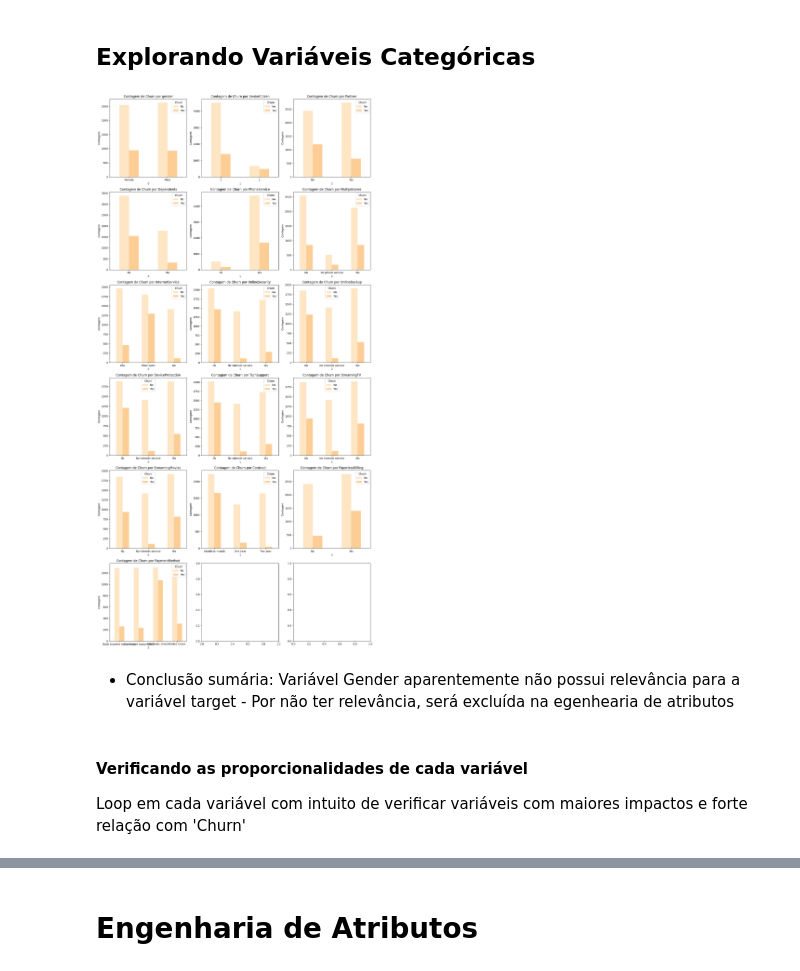
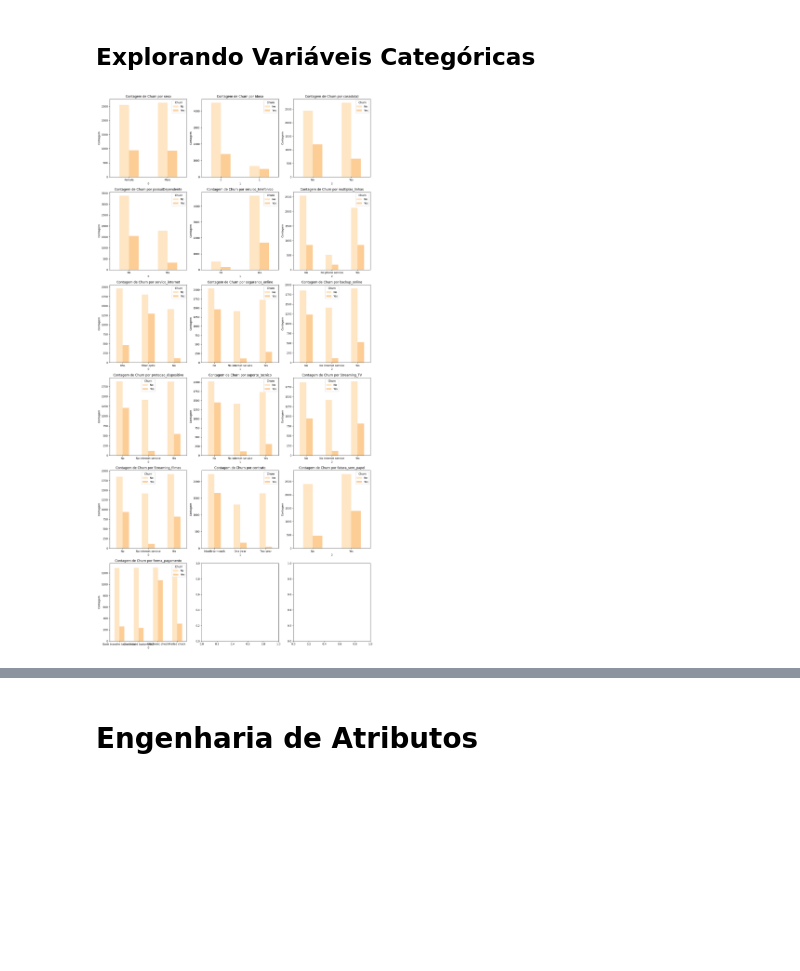
Before and after one commit to alyssonmontovanelli/analise_Previsao_Churn_teleComunicacoes, a Jupyter notebook: notebooks/01_Analise_Exploratoria.ipynb, the cells around one changed output, grey strips where cells are left out. Cells and saved outputs as stored; diff of their text form; code cells hidden in the pictures; blank space fills up the shorter version.

Commit message:
final EDA - start engenharia atributos

```diff
--- a/notebooks/01_Analise_Exploratoria.ipynb
+++ b/notebooks/01_Analise_Exploratoria.ipynb
@@ -123,12 +158,13 @@ dtype: object
 # %%
 # Separação de colunas numéricas e categóricas e variável target
 
-cats = ['gender', 'SeniorCitizen', 'Partner', 'Dependents',
-       'PhoneService', 'MultipleLines', 'InternetService', 'OnlineSecurity',
-       'OnlineBackup', 'DeviceProtection', 'TechSupport', 'StreamingTV',
-       'StreamingMovies', 'Contract', 'PaperlessBilling', 'PaymentMethod']
+cats = ['sexo', 'idoso', 'casado(a)', 'possuiDependente',
+       'servico_telefonico', 'multiplas_linhas',
+       'servico_internet', 'seguranca_online', 'backup_online',
+       'protecao_dispositivo', 'suporte_tecnico', 'Streaming_TV',
+       'Streaming_filmes', 'contrato', 'fatura_sem_papel', 'forma_pagamento']
 
-nums = ['tenure','MonthlyCharges','TotalCharges']
+nums = ['fidelidade','valor_mensal','valor_total_pago']
 
 target = ['Churn']
 # %% [markdown]
@@ -158,0 +214,16 @@ for i in range(0, len(features)):
+# %%
+# Associando as varáveis numéricas com a variável target
+num_variaveis = len(nums)
+num_linhas = num_variaveis
+
+plt.figure(figsize=(8, 3 * num_linhas))  # Define o tamanho da figura
+
+for i, variavel in enumerate(nums, start=1):
+    plt.subplot(num_linhas, 1, i)
+    sns.kdeplot(data=dados, x=variavel, hue='Churn')
+    plt.title(variavel)
+    plt.xlabel(variavel)
+    plt.ylabel('Densidade')
+
+plt.tight_layout()  # Organiza os subplots para melhor ajuste
+plt.show()
@@ -159,39 +238,28 @@ for i in range(0, len(features)):
 # %% [markdown]
 ## Explorando Variáveis Categóricas
 # %%
+# Relação das variáveis categóricas com a variável target
+
 num_colunas_por_linha = 3
 num_linhas = (len(cats) + num_colunas_por_linha - 1) // num_colunas_por_linha
-
 # Criar subplots
 fig, axes = plt.subplots(num_linhas, num_colunas_por_linha, figsize=(15, 5 * num_linhas))
 fig.subplots_adjust(hspace=0.5)
-
 # Define a paleta do Seaborn
-sns.set_palette('OrRd')
-
 # Iterar pelas colunas categóricas e criar os gráficos
 for i, col in enumerate(cats):
     row = i // num_colunas_por_linha
     col = i % num_colunas_por_linha
     contingency_table = pd.crosstab(dados[cats[i]], dados['Churn'])
     ax = contingency_table.plot(kind='bar', ax=axes[row, col])
     ax.set_title(f'Contagem de Churn por {cats[i]}')
     ax.set_xlabel(col)
     ax.set_ylabel('Contagem')
     ax.legend(title='Churn')
     ax.set_xticklabels(ax.get_xticklabels(), rotation=0)
-
 # Ajustar layout
 plt.tight_layout()
-
 # Exibir os gráficos
 plt.show()
 # %% [output]
-[figure, old version]
+[figure, new version]
-# %% [markdown]
- - Conclusão sumária:
-        Variável Gender aparentemente não possui relevância para a variável target - Por não ter relevância, será excluída na egenhearia de atributos
-# %% [markdown]
-#### Verificando as proporcionalidades de cada variável
-
-Loop em cada variável com intuito de verificar variáveis com maiores impactos e forte relação com 'Churn'
```
Also changed, not shown: parts of 18 cells of this notebook.
